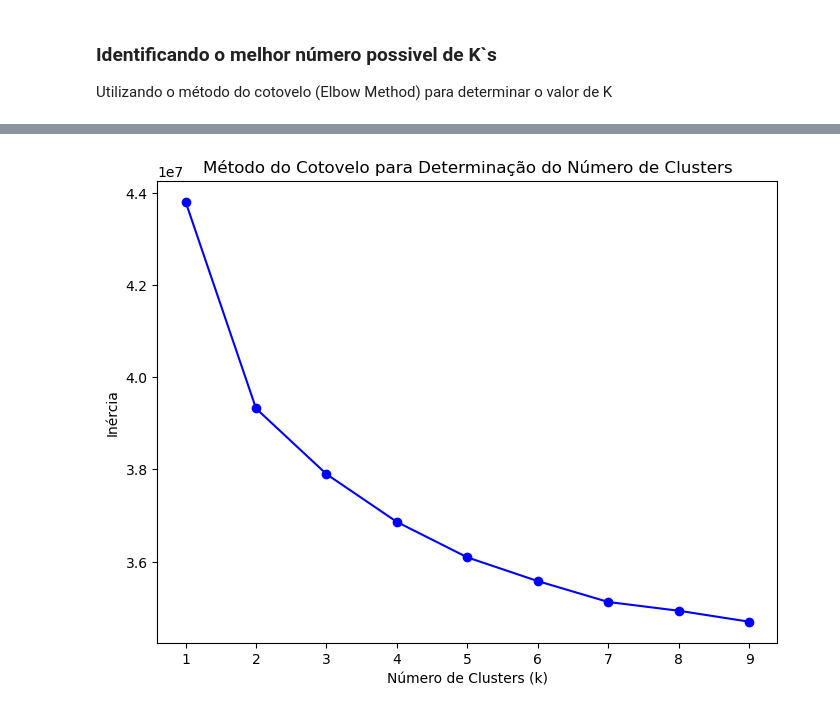
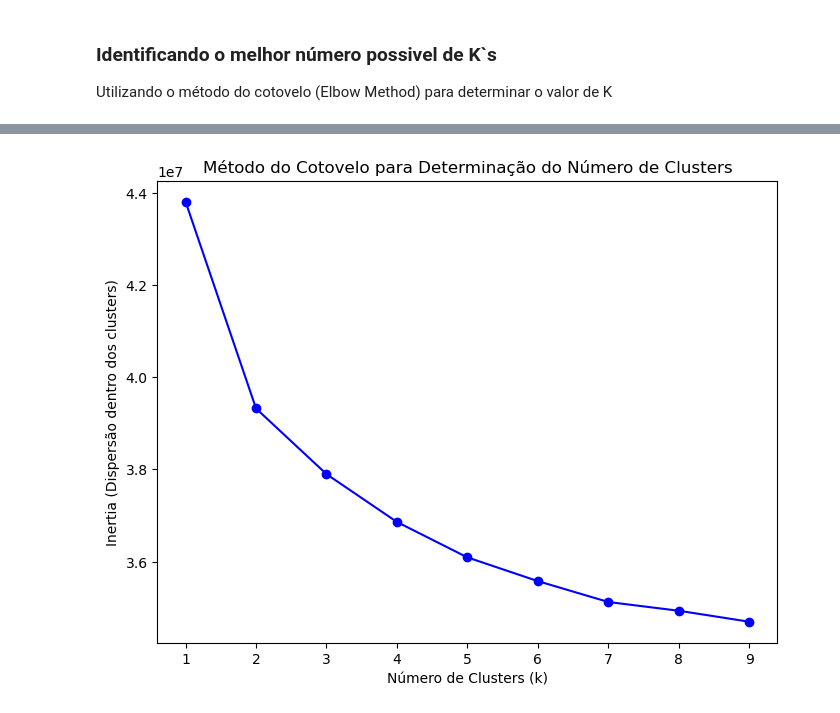
Before and after one commit to rafaelvictor01/IFMG_TCC_ENEM, a Jupyter notebook: Scripts/2 - Clusterizacao.ipynb, the cells around one changed output, grey strips where cells are left out. Cells and saved outputs as stored; diff of their text form; code cells hidden in the pictures.

```diff
--- a/Scripts/2 - Clusterizacao.ipynb
+++ b/Scripts/2 - Clusterizacao.ipynb
@@ -12,12 +12,13 @@ from sklearn.cluster import KMeans
 # Variáveis de controle
 
 # ano = '2019'
-# ano = '2022'
 # ano = '2020'
+# ano = '2021'
 # ano = '2022'
 ano = '2023'
 
 DATASET_ENEM_PATH = 'D:\BASES_PRE_PROCESSADAS\PRE_PROCESSADOS_ENEM_' + ano + '.csv'
+ELBOW_METHOD_RESULT_PATH = 'D:\GRAFICOS_ELBOW_METHOD\Elbow_Method_' + ano + '.png'
 # %%
 microdadosEnem = pd.read_csv(DATASET_ENEM_PATH, sep=',', encoding='ISO-8859-1')
 # %%
@@ -73,17 +74,19 @@ for k in range(1, 10):
 # %%
 fig, ax = plt.subplots(figsize=(8, 6))  # Ajuste o tamanho do gráfico se necessário
 
 # Definindo o título e os rótulos dos eixos
 ax.set_title('Método do Cotovelo para Determinação do Número de Clusters')
 ax.set_xlabel('Número de Clusters (k)')
-ax.set_ylabel('Inércia')
+ax.set_ylabel('Inertia (Dispersão dentro dos clusters)')
 
 # Plotando os pontos e a linha
 ax.plot(valores_k, inercias, marker='o', linestyle='-', color='blue')
 
+plt.savefig(ELBOW_METHOD_RESULT_PATH, facecolor='w')
+
 plt.show()
 # %% [output]
-[figure, old version]
+[figure, new version]
 # %%
 n_clusters = 5
 # %%
```
Also changed, not shown: parts of 5 cells of this notebook, 5 other files.
